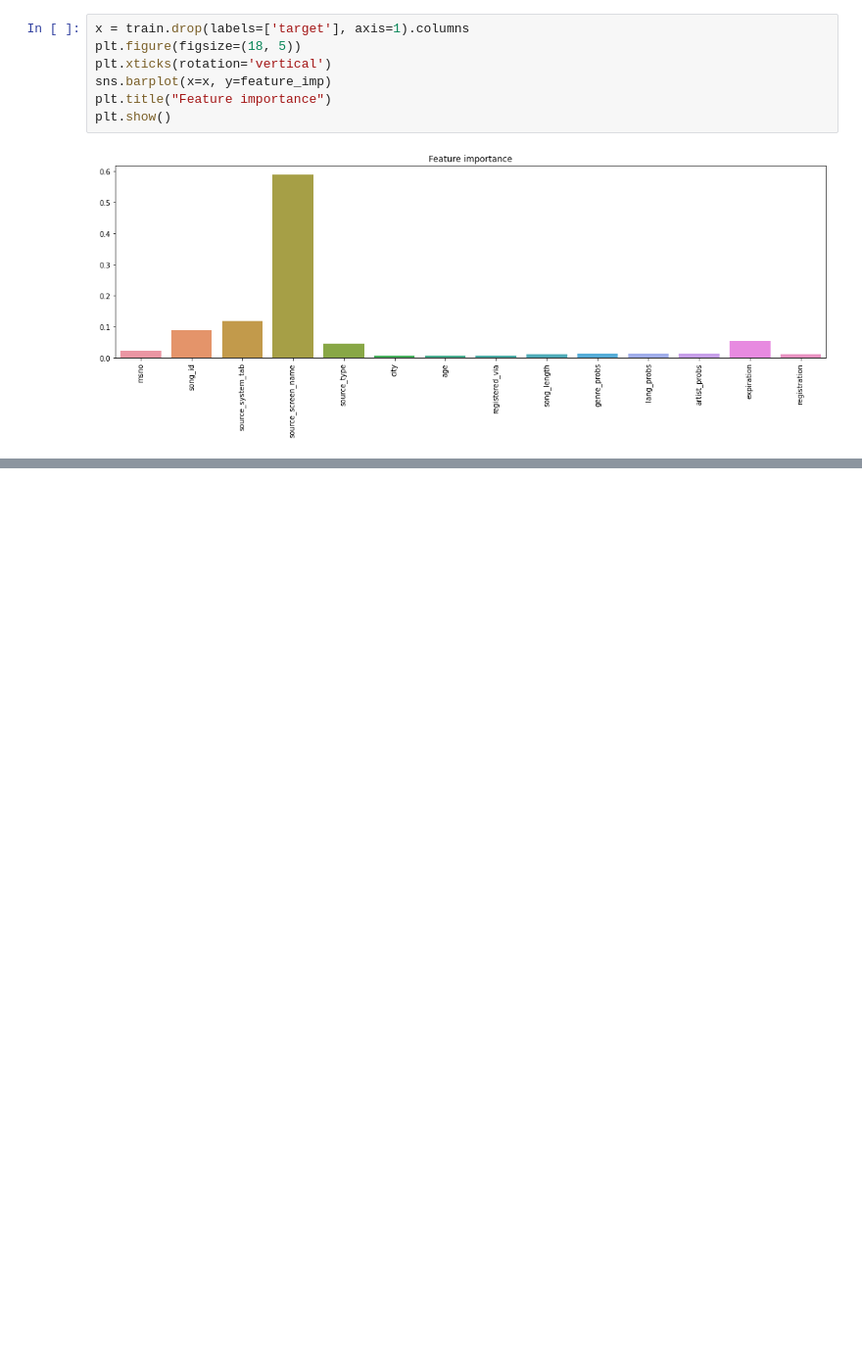
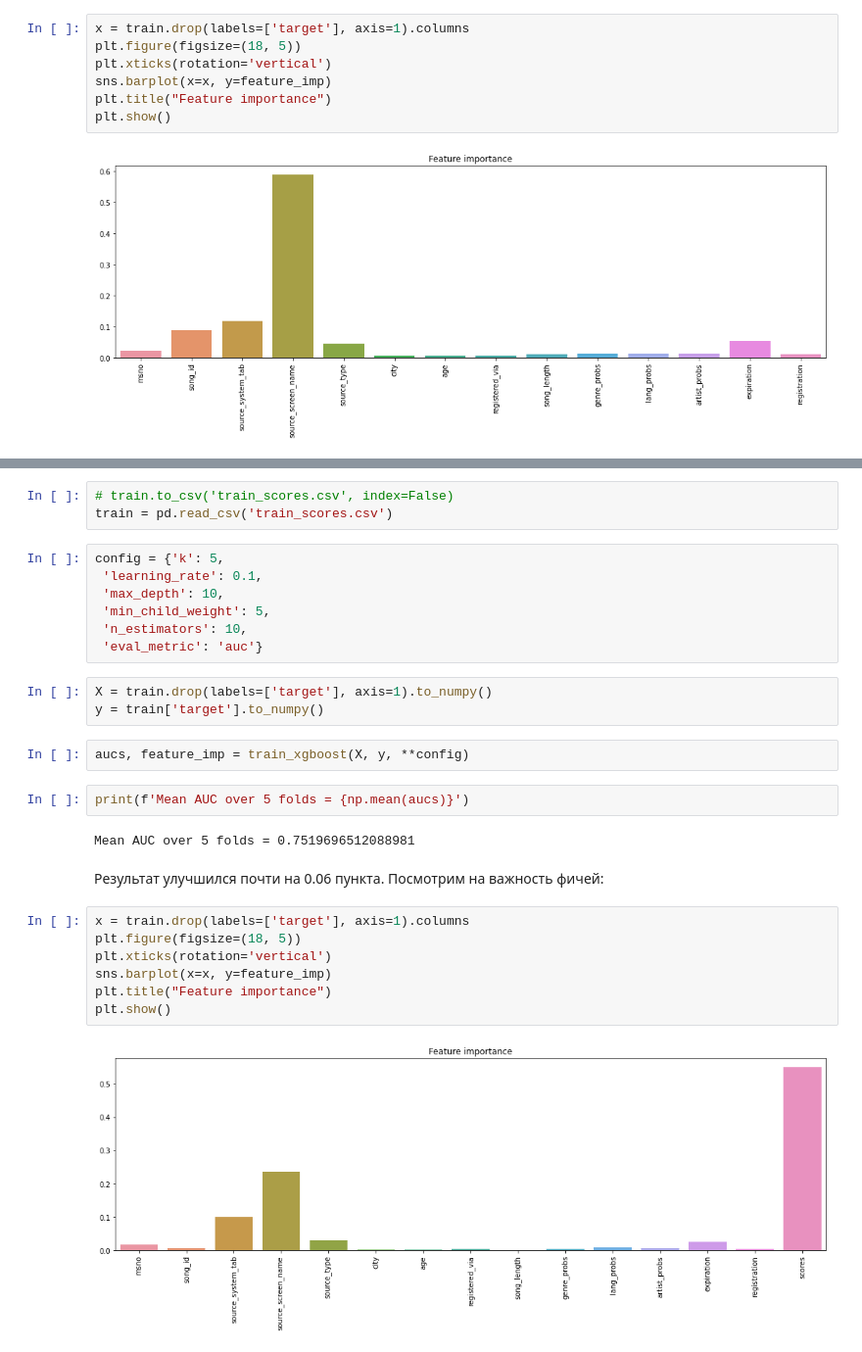
Before and after one commit to dsashulya/recsys, a Jupyter notebook: hw2.ipynb, the cells around one changed output, grey strips where cells are left out. Shown at 98% size. Saved outputs shown, nothing was run; the diff lists cells and outputs as text; blank space fills up the shorter version.

```diff
--- a/hw2.ipynb
+++ b/hw2.ipynb
@@ -335,0 +469,30 @@ plt.show()
+# %%
+# train.to_csv('train_scores.csv', index=False)
+train = pd.read_csv('train_scores.csv')
+# %%
+config = {'k': 5,
+ 'learning_rate': 0.1,
+ 'max_depth': 10,
+ 'min_child_weight': 5,
+ 'n_estimators': 10,
+ 'eval_metric': 'auc'}
+# %%
+X = train.drop(labels=['target'], axis=1).to_numpy()
+y = train['target'].to_numpy()
+# %%
+aucs, feature_imp = train_xgboost(X, y, **config)
+# %%
+print(f'Mean AUC over 5 folds = {np.mean(aucs)}')
+# %% [output]
+Mean AUC over 5 folds = 0.7519696512088981
+# %% [markdown]
+Результат улучшился почти на 0.06 пункта. Посмотрим на важность фичей:
+# %%
+x = train.drop(labels=['target'], axis=1).columns
+plt.figure(figsize=(18, 5))
+plt.xticks(rotation='vertical')
+sns.barplot(x=x, y=feature_imp)
+plt.title("Feature importance")
+plt.show()
+# %% [output]
+[figure, added]
```
Also changed, not shown: parts of 33 cells of this notebook.
